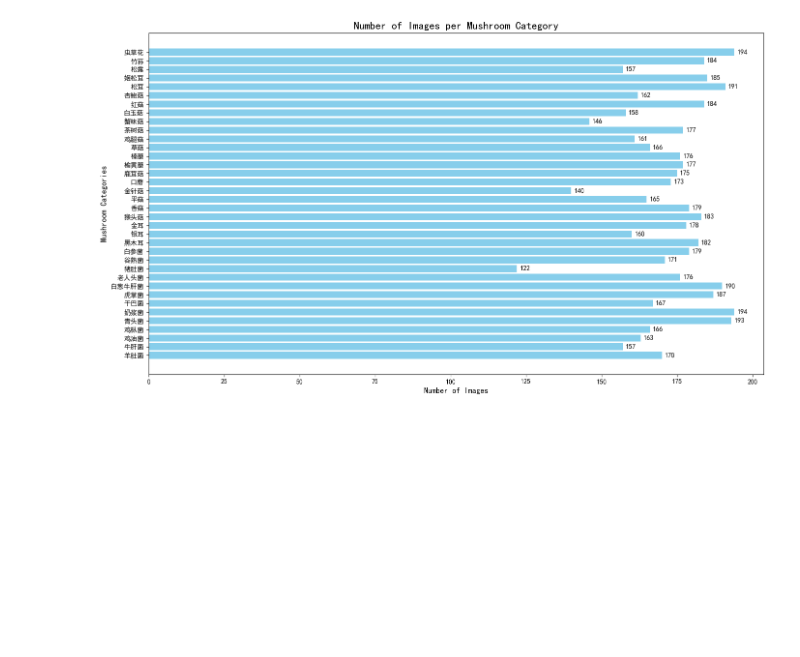
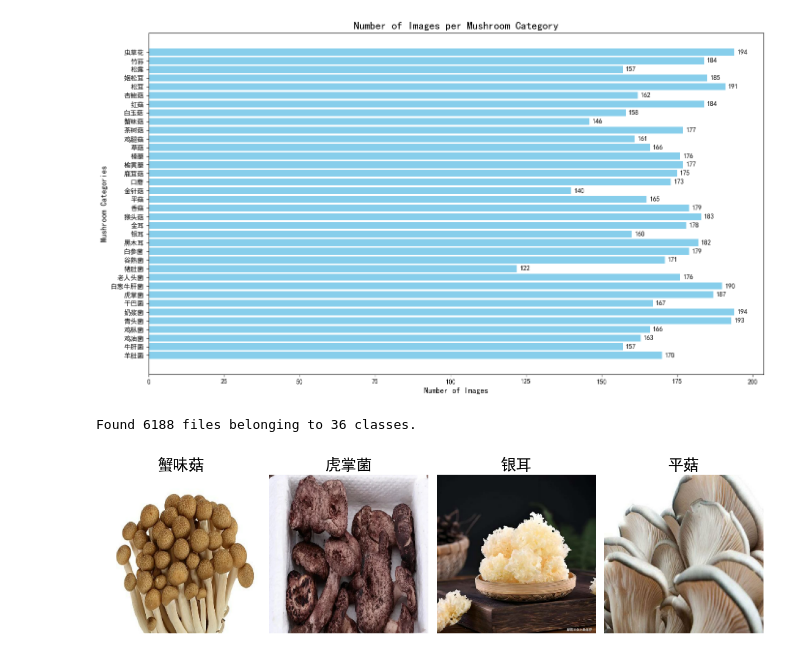
Before and after one commit to caijihuize/Mushroom_Classification, a Jupyter notebook: step2_dataClean.ipynb, the cells around one changed output. Saved outputs shown, nothing was run; the diff lists cells and outputs as text; code cells hidden in the pictures; blank space fills up the shorter version.

```diff
--- a/step2_dataClean.ipynb
+++ b/step2_dataClean.ipynb
@@ -97,3 +97,40 @@ plt.tight_layout()
 plt.show()
 # %% [output]
 [figure]
+# %%
+import tensorflow as tf
+
+dataset = tf.keras.preprocessing.image_dataset_from_directory(
+    dataset_path,
+    image_size=(224, 224),
+    batch_size=32,
+    label_mode='categorical',
+    seed=21
+)
+# %% [output]
+Found 6188 files belonging to 36 classes.
+# %%
+import numpy as np
+
+class_names = dataset.class_names
+num_images_to_show = 4
+images_to_display = []
+labels_to_display = []
+
+for images, labels in dataset.take(1):
+    indices = np.random.choice(range(images.shape[0]), num_images_to_show, replace=False)
+    for index in indices:
+        images_to_display.append(images[index])
+        labels_to_display.append(labels[index])
+
+fig, axes = plt.subplots(1, num_images_to_show, figsize=(12, 4))
+for i, (image, label) in enumerate(zip(images_to_display, labels_to_display)):
+    ax = axes[i]
+    ax.imshow(image.numpy().astype("uint8"))
+    ax.set_title(categories[class_names[np.argmax(label.numpy())]], fontsize=20)
+    ax.axis("off")
+
+plt.tight_layout()
+plt.show()
+# %% [output]
+[figure, added]
```
